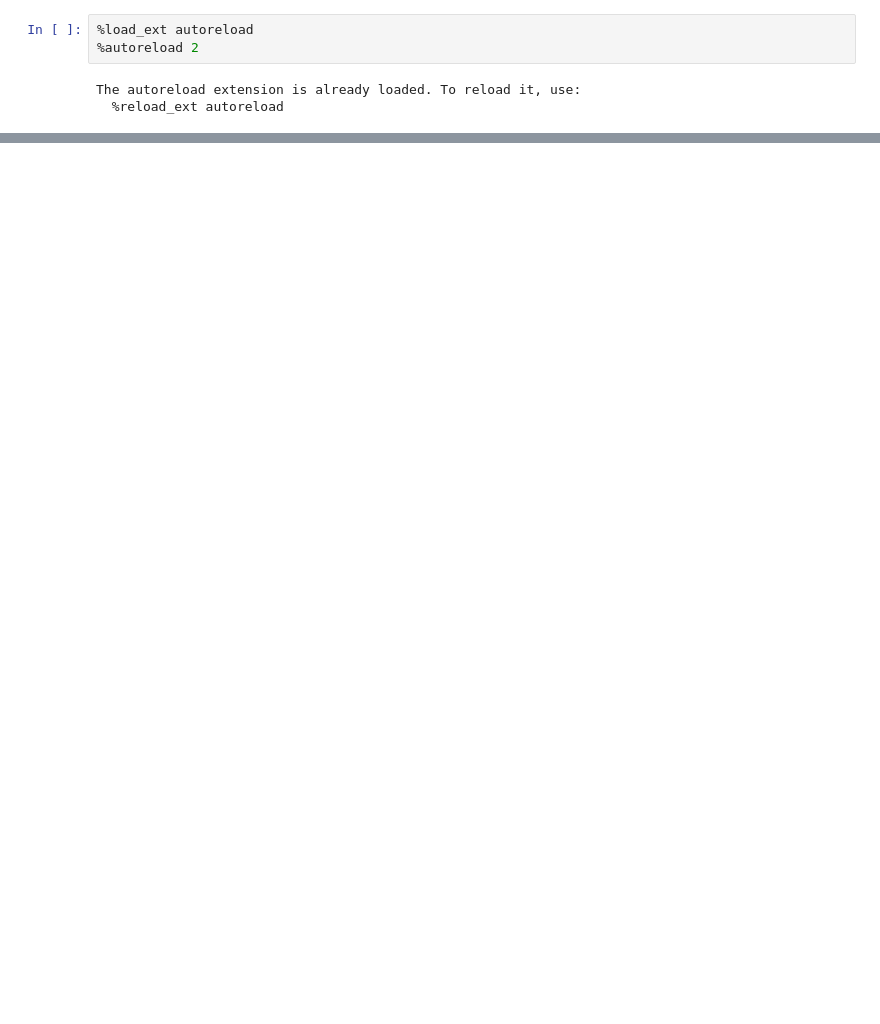
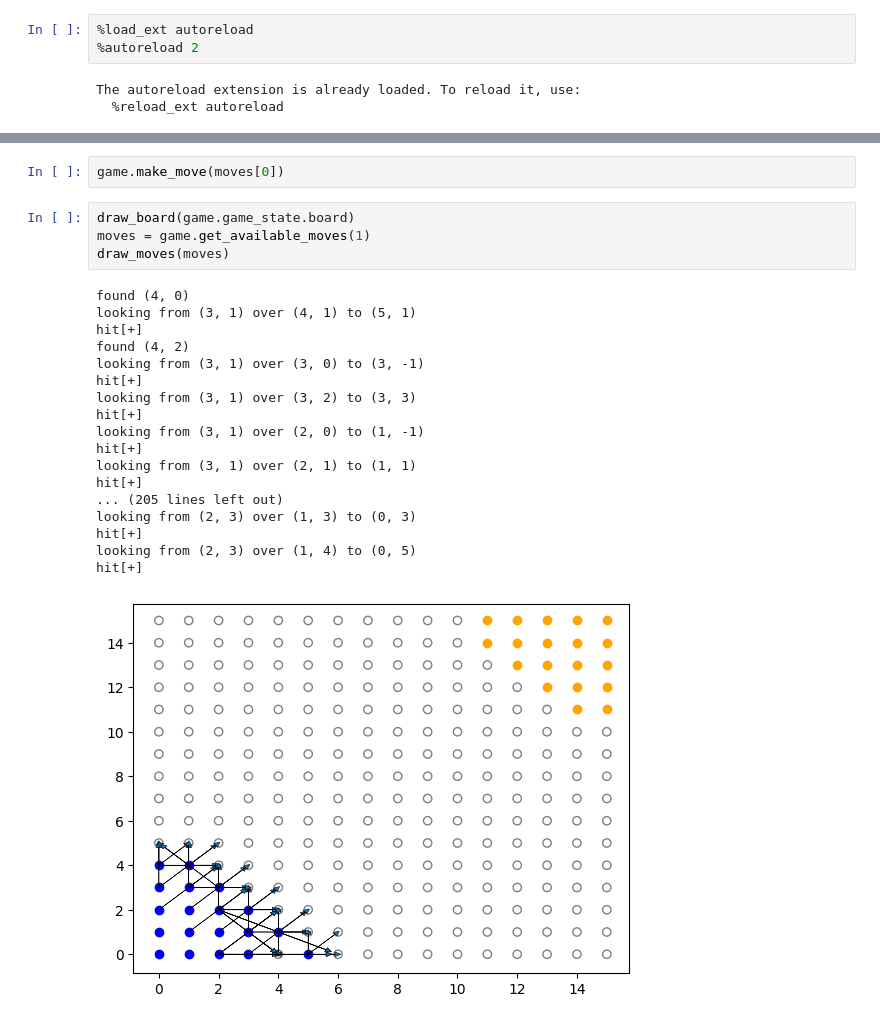
Before and after one commit to T04STER/halma, a Jupyter notebook: notes.ipynb, the cells around one changed output, grey strips where cells are left out. Cells and saved outputs as stored; diff of their text form; blank space fills up the shorter version.

```diff
--- a/notes.ipynb
+++ b/notes.ipynb
@@ -84,0 +61,25 @@ Function minmax [1, True] {} Took 0.0152 seconds
+# %%
+game.make_move(moves[0])
+# %%
+draw_board(game.game_state.board)
+moves = game.get_available_moves(1)
+draw_moves(moves)
+# %% [output]
+found (4, 0)
+looking from (3, 1) over (4, 1) to (5, 1)
+hit[+]
+found (4, 2)
+looking from (3, 1) over (3, 0) to (3, -1)
+hit[+]
+looking from (3, 1) over (3, 2) to (3, 3)
+hit[+]
+looking from (3, 1) over (2, 0) to (1, -1)
+hit[+]
+looking from (3, 1) over (2, 1) to (1, 1)
+hit[+]
+... (205 lines left out)
+looking from (2, 3) over (1, 3) to (0, 3)
+hit[+]
+looking from (2, 3) over (1, 4) to (0, 5)
+hit[+]
+[figure, added]
```
Also changed, not shown: parts of 8 cells of this notebook, 8 other files.
